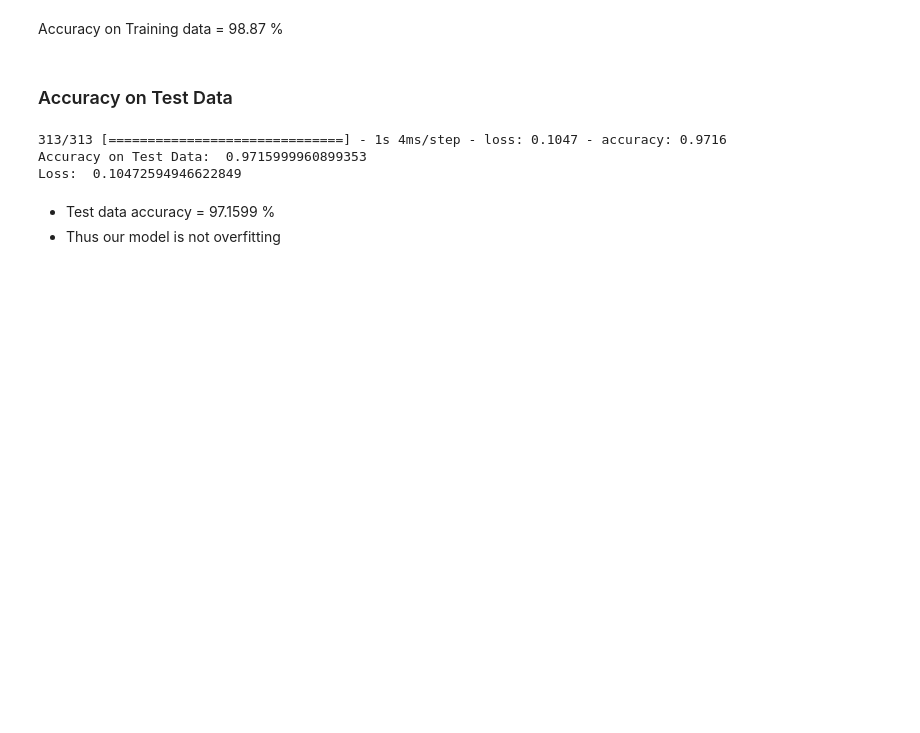
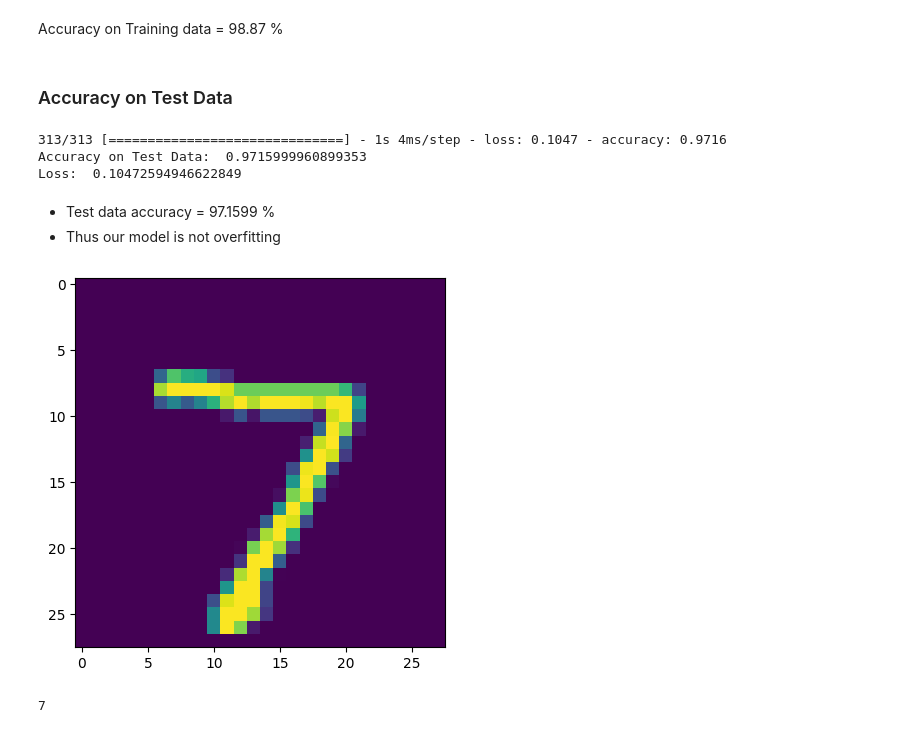
Before and after one commit to Kahkashan2708/MNIST_Digit_Classification, a Jupyter notebook: Untitled-1.ipynb, the cells around one changed output. Cells and saved outputs as stored; diff of their text form; code cells hidden in the pictures; blank space fills up the shorter version.

```diff
--- a/Untitled-1.ipynb
+++ b/Untitled-1.ipynb
@@ -181,3 +181,13 @@ Loss:  0.10472594946622849
 # %% [markdown]
 * Test data accuracy = 97.1599 %
 * Thus our model is not overfitting
+# %%
+# first data point in X-test
+plt.imshow(X_test[0])
+plt.show()
+# %% [output]
+[figure, added]
+# %%
+print(Y_test[0])
+# %% [output]
+7
```
Also changed, not shown: parts of 7 cells of this notebook.
